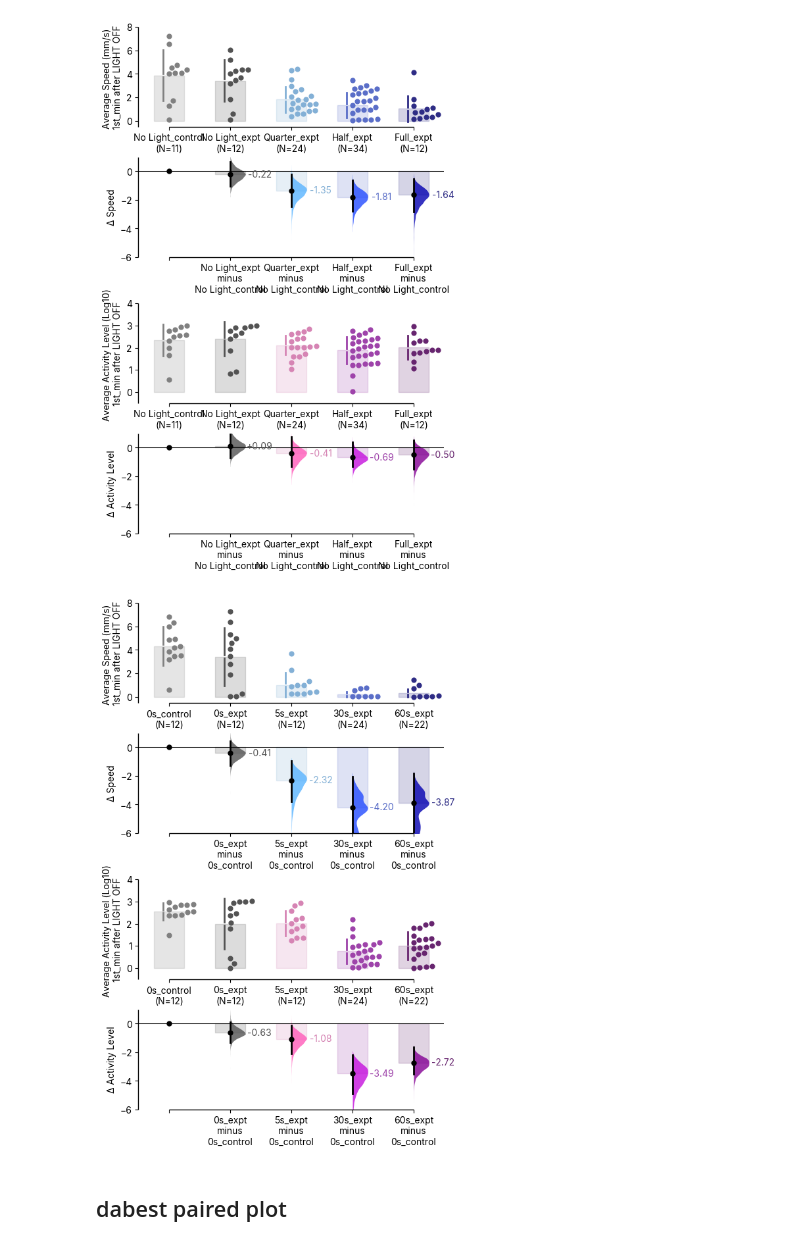
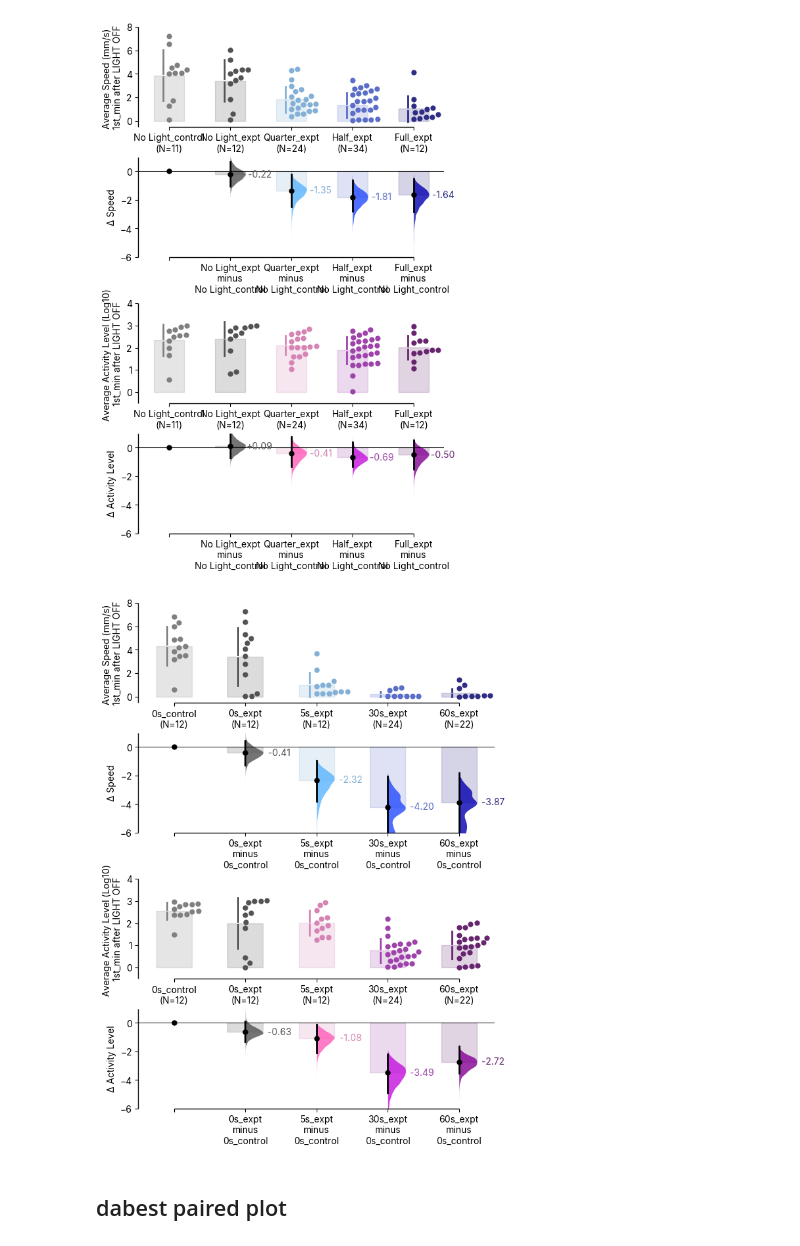
Before and after one commit to lnicole08/TrumelanOPN3, a Jupyter notebook: 3. Stacked plots.ipynb, the cells around one changed output. Drawn from its saved outputs; the diff is of its cells as text; code cells hidden in the pictures.

```diff
--- a/3. Stacked plots.ipynb
+++ b/3. Stacked plots.ipynb
@@ -140,15 +140,10 @@ duration_plot_title = driver + " > " + responder + " - Illumination Duration"
 # %%
 duration_data = {}
 
-for label, (filepath, split) in duration_files.items():
+for label, filepath in duration_files.items():
     df = pd.read_csv(filepath + "_max" + str(maxtime) + "s.csv").set_index('Time (s)')
     df = df.iloc[0:(specifictime*2), :]  # trim to specifictime
-    cols = sorted([c for c in df.columns if c.startswith(metric_to_plot)], key=lambda c: int(c.split('_')[1]))
-    if split == 'even':
-        cols = cols[1::2]
-    elif split == 'odd':
-        cols = cols[0::2]
-    duration_data[label] = df[cols].T.reset_index(drop=True)
+    duration_data[label] = df.filter(regex="^" + metric_to_plot).T.reset_index(drop=True)
 # %%
 num_conditions = len(duration_data)
 fig, axes = plt.subplots(num_conditions, 1, figsize=(8, 2*num_conditions), sharex=True)
@@ -206,28 +206,23 @@ plt.savefig(homecomp + "\\ACC Lab Dropbox\\ACC Lab\\Nicole Lee\\eOPN3 manuscript
 # %% [markdown]
 ## Stacked by Light Intensity
 # %%
-specifictime = 301
+specifictime = 201
 
 intensity_files = {
-    'No Light': (specifiedpath + driver + " x " + responder + "_0s", 'even'),
-    'Quarter': (specifiedpath + driver + " x " + responder + "_quarter_5s", None),
-    'Half': (specifiedpath + driver + " x " + responder + "_half_5s", None),
-    'Full': (specifiedpath + driver + " x " + responder + "_5s", 'even'),
+    'No Light': specifiedpath + driver + " x " + responder + "_0s",
+    'Quarter': specifiedpath + driver + " x " + responder + "_quarter_5s",
+    'Half': specifiedpath + driver + " x " + responder + "_half_5s",
+    'Full': specifiedpath + driver + " x " + responder + "_5s",
 }
 
 intensity_plot_title = driver + " > " + responder + " - Light Intensity"
 # %%
 intensity_data = {}
 
-for label, (filepath, split) in intensity_files.items():
+for label, filepath in intensity_files.items():
     df = pd.read_csv(filepath + "_max" + str(maxtime) + "s.csv").set_index('Time (s)')
     df = df.iloc[0:(specifictime*2), :]  # trim to specifictime
-    cols = sorted([c for c in df.columns if c.startswith(metric_to_plot)], key=lambda c: int(c.split('_')[1]))
-    if split == 'even':
-        cols = cols[1::2]
-    elif split == 'odd':
-        cols = cols[0::2]
-    intensity_data[label] = df[cols].T.reset_index(drop=True)
+    intensity_data[label] = df.filter(regex="^" + metric_to_plot).T.reset_index(drop=True)
 # %%
 num_conditions = len(intensity_data)
 fig, axes = plt.subplots(num_conditions, 1, figsize=(8, 2*num_conditions), sharex=True)
@@ -250,8 +245,10 @@ for idx, (label, data) in enumerate(intensity_data.items()):
     quadmesh.set_edgecolor('face')
     quadmesh.set_linewidth(0)
 
-    ax.set_ylabel(f"{label}\n(N={num_flies})", rotation=0, labelpad=40, fontsize=14, weight='bold', va='center')
-    ax.set_yticks([])
+    ax.set_ylabel(label, rotation=0, labelpad=40, fontsize=14, weight='bold')
+    ax.set_yticks([0, num_flies//2, num_flies])
+    ticklabels = [num_flies, (num_flies+1)//2, 1]
+    ax.set_yticklabels(ticklabels, fontsize=10)
 
     if idx < num_conditions - 1:
         ax.tick_params(axis='x', bottom=False)
@@ -275,5 +272,5 @@ fig.suptitle(intensity_plot_title, weight="bold", fontsize=16, y=0.95)
 mpl.rcParams['svg.fonttype'] = 'none'
 fig.patch.set_facecolor('white')
 
-plt.savefig(homecomp + "\\ACC Lab Dropbox\\ACC Lab\\Nicole Lee\\eOPN3 manuscript\\Data compilation\\Trumelan\\Trumelan images\\light_intensity_speed" + driver + "_" + responder + ".svg", bbox_inches='tight')
+#plt.savefig(homecomp + "\\ACC Lab Dropbox\\ACC Lab\\Nicole Lee\\eOPN3 manuscript\\Data compilation\\Trumelan\\Trumelan images\\light_intensity_speed" + driver + "_" + responder + ".svg", bbox_inches='tight')
 # %% [output]
@@ -615,22 +609,22 @@ db_activitylevel_2 = dabest.load(df_dabest_activity, idx=(("0s_control", "0s_exp
 # %%
 
 colorpalette = ["gray", "#535353",  "#59B4FF",  "#234BFF",  "#0300B1" ]
 colorpalette_2 = ["gray", "#535353",  "#FF5BBA",  "#C510DD",  "#830094"]
 
-f, axx = plt.subplots(2,1, figsize = (6,10))
+f, axx = plt.subplots(2,1, figsize = (7,10))
 common_style = {'fontsize_rawxlabel': 10, 'fontsize_rawylabel': 10, 'fontsize_contrastxlabel': 10,
                 'fontsize_contrastylabel': 10, 'fontsize_delta2label': 10, 'contrast_marker_size': 5}
 
 db_speed_2.hedges_g.plot(raw_label=f"Average Speed (mm/s) \n"  + str(phase) + " after LIGHT OFF", custom_palette = colorpalette,
                               contrast_label="Δ Speed", raw_ylim=(-0.5, 8), contrast_ylim=(-6, 1),  **common_style, ax = axx[0]);
 
 db_activitylevel_2.hedges_g.plot(raw_label=f"Average Activity Level (Log10) \n"  + str(phase) + " after LIGHT OFF", custom_palette = colorpalette_2,
                               contrast_label="Δ Activity Level", raw_ylim=(-0.5, 4), contrast_ylim=(-6, 1),  **common_style, ax = axx[1]);
 
 mpl.rcParams['svg.fonttype'] = 'none'
 f.savefig("D:\\ACC Lab Dropbox\\ACC Lab\\Nicole Lee\\eOPN3 manuscript\\Data compilation\\Trumelan\\Trumelan images\\dabestplots_compiledplot_duration" + driver + " x " + responder + ".svg",  bbox_inches='tight')
 # %% [output]
-[figure, old version]
+[figure, new version]
 # %% [markdown]
 ## dabest paired plot
 # %%
```
Also changed, not shown: parts of 6 cells of this notebook.
